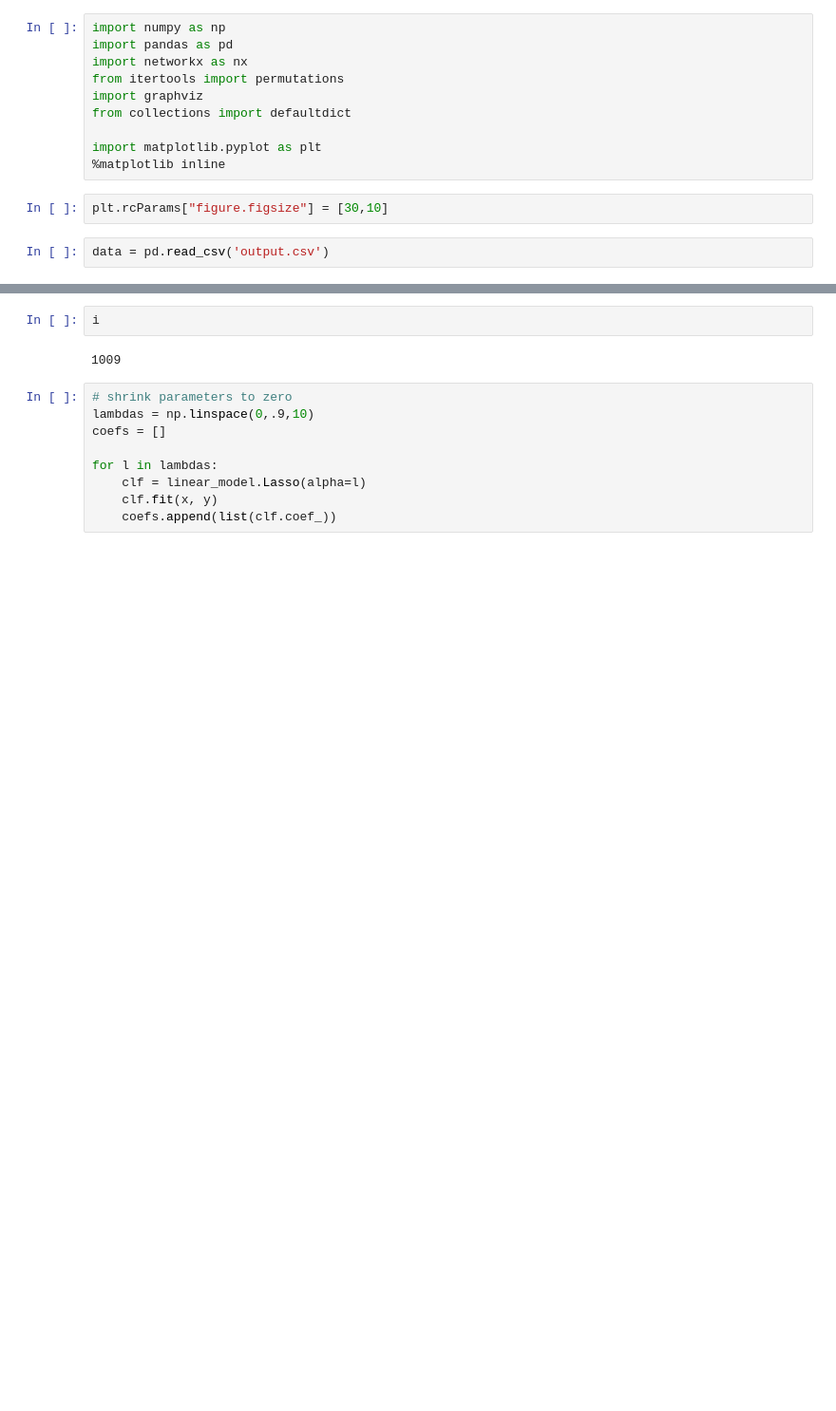
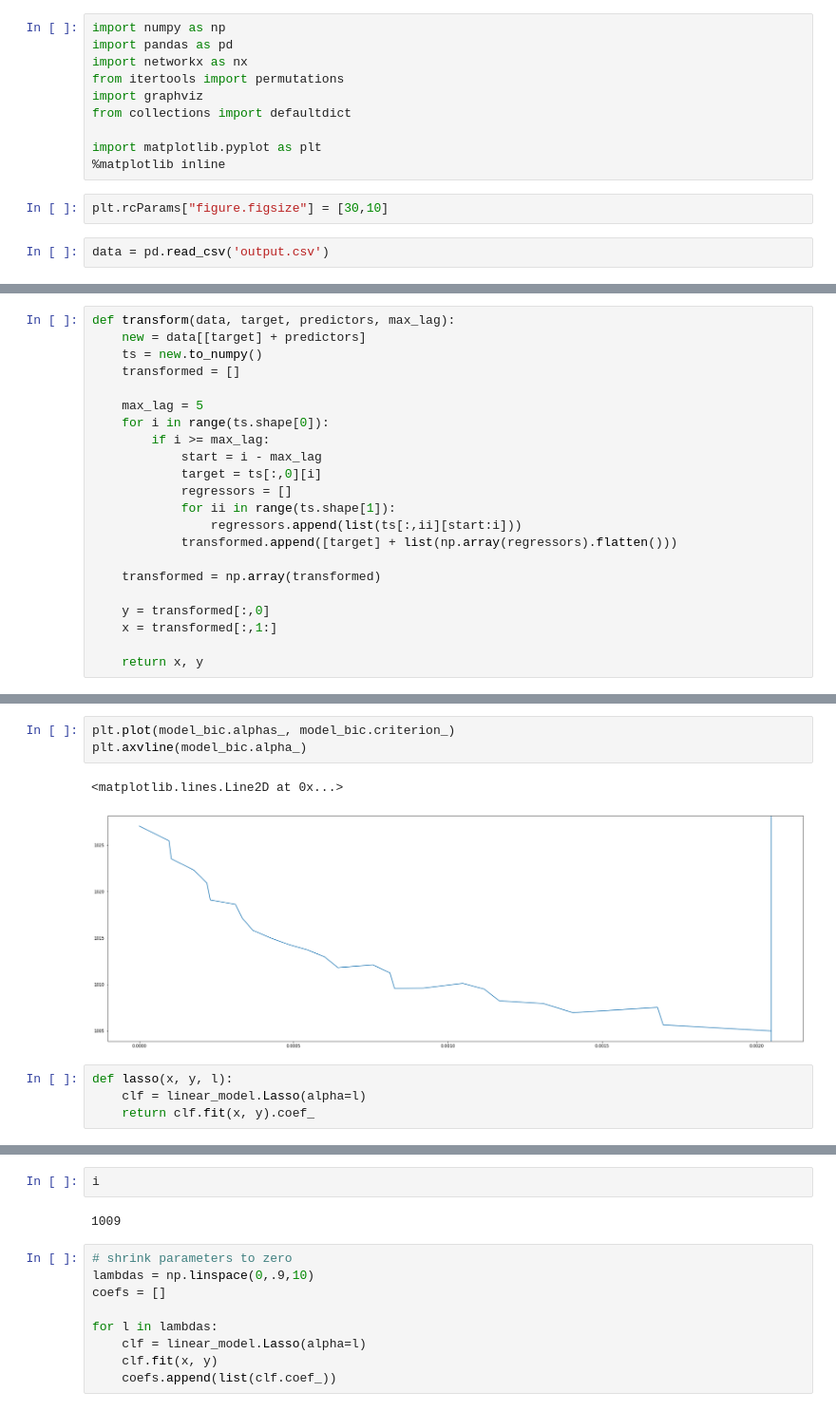
Before and after one commit to cloud36/graphical_granger_methods, a Jupyter notebook: Granger Causality - LASSO.ipynb, the cells around one changed output, grey strips where cells are left out. Shown at 95% size. Drawn from its saved outputs; the diff is of its cells as text; blank space fills up the shorter version.

```diff
--- a/Granger Causality - LASSO.ipynb
+++ b/Granger Causality - LASSO.ipynb
@@ -26,0 +44,22 @@ data.head()
+# %%
+def transform(data, target, predictors, max_lag):
+    new = data[[target] + predictors]
+    ts = new.to_numpy()
+    transformed = []
+
+    max_lag = 5
+    for i in range(ts.shape[0]):
+        if i >= max_lag:
+            start = i - max_lag
+            target = ts[:,0][i]
+            regressors = []
+            for ii in range(ts.shape[1]):
+                regressors.append(list(ts[:,ii][start:i]))
+            transformed.append([target] + list(np.array(regressors).flatten()))
+
+    transformed = np.array(transformed)
+
+    y = transformed[:,0]
+    x = transformed[:,1:]
+
+    return x, y
@@ -48,0 +85,10 @@ x = transformed[:,1:]
+# %%
+plt.plot(model_bic.alphas_, model_bic.criterion_)
+plt.axvline(model_bic.alpha_)
+# %% [output]
+<matplotlib.lines.Line2D at 0x...>
+[figure, added]
+# %%
+def lasso(x, y, l):
+    clf = linear_model.Lasso(alpha=l)
+    return clf.fit(x, y).coef_
```
Also changed, not shown: parts of 15 cells of this notebook, 5 other files.
